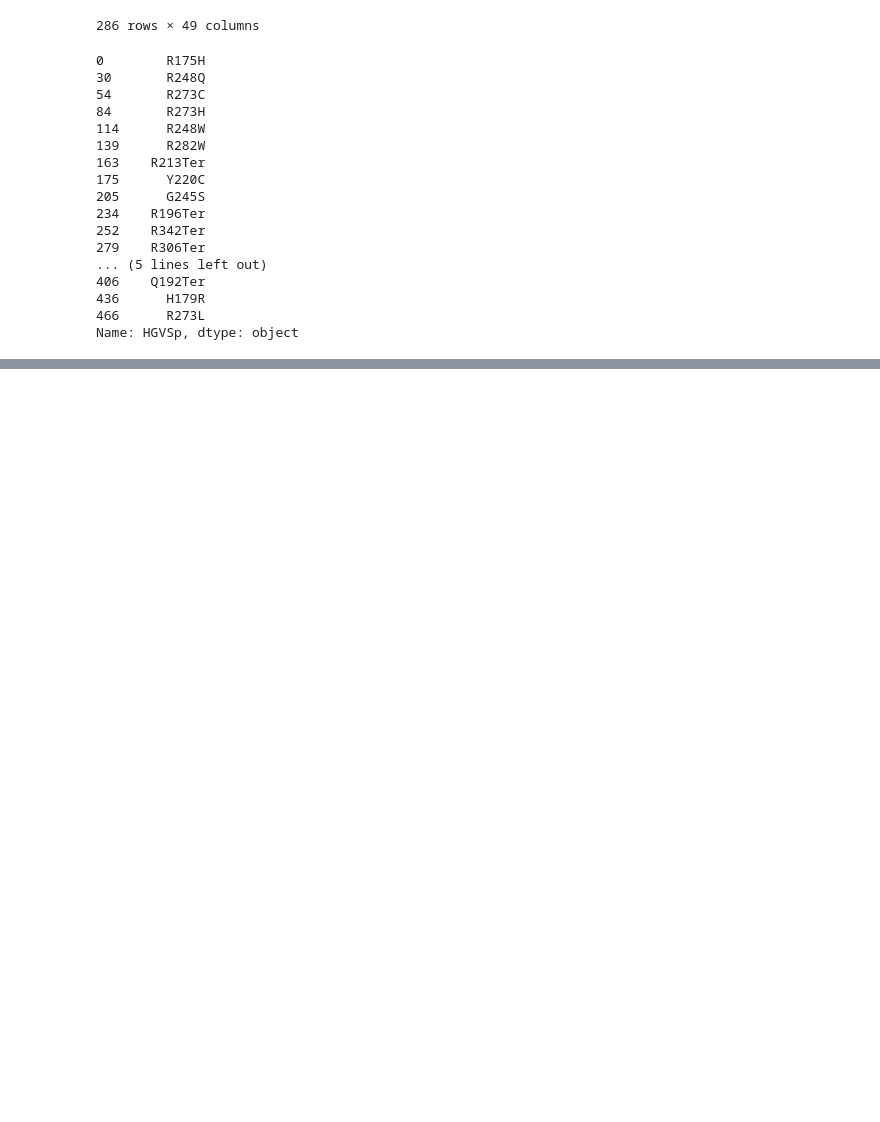
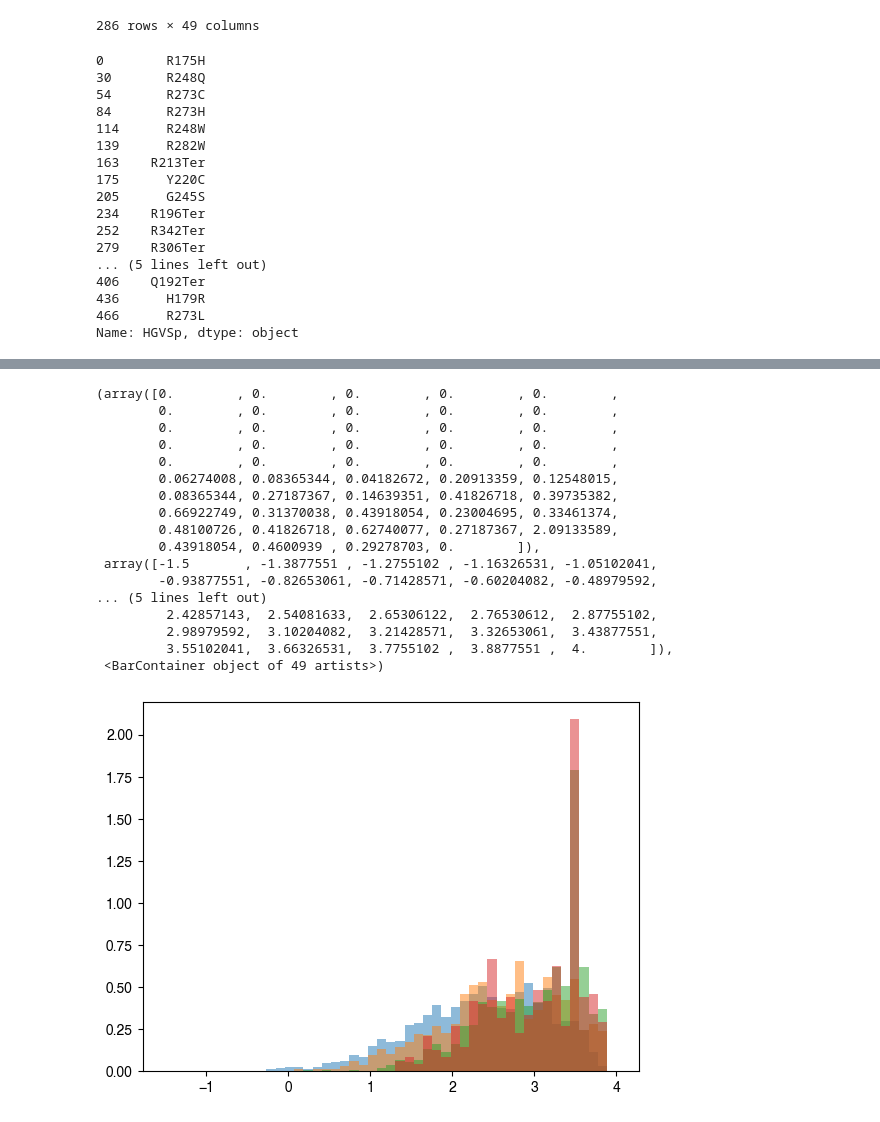
Before and after one commit to samgould2/p53-prime-editing-sensor, a Jupyter notebook: revision_analysis.ipynb, the cells around one changed output, grey strips where cells are left out. Drawn from its saved outputs; the diff is of its cells as text; code cells hidden in the pictures; blank space fills up the shorter version.

```diff
--- a/revision_analysis.ipynb
+++ b/revision_analysis.ipynb
@@ -988,0 +1185,24 @@ Name: HGVSp, dtype: object
+# %%
+plt.hist(p_list[0], bins = np.linspace(-1.5, 4, 50), alpha=.5, density=True)
+plt.hist(p_list[1], bins = np.linspace(-1.5, 4, 50), alpha=.5, density=True)
+plt.hist(p_list[2], bins = np.linspace(-1.5, 4, 50), alpha=.5, density=True)
+plt.hist(p_list[3], bins = np.linspace(-1.5, 4, 50), alpha=.5, density=True)
+# %% [output]
+(array([0.        , 0.        , 0.        , 0.        , 0.        ,
+        0.        , 0.        , 0.        , 0.        , 0.        ,
+        0.        , 0.        , 0.        , 0.        , 0.        ,
+        0.        , 0.        , 0.        , 0.        , 0.        ,
+        0.        , 0.        , 0.        , 0.        , 0.        ,
+        0.06274008, 0.08365344, 0.04182672, 0.20913359, 0.12548015,
+        0.08365344, 0.27187367, 0.14639351, 0.41826718, 0.39735382,
+        0.66922749, 0.31370038, 0.43918054, 0.23004695, 0.33461374,
+        0.48100726, 0.41826718, 0.62740077, 0.27187367, 2.09133589,
+        0.43918054, 0.4600939 , 0.29278703, 0.        ]),
+ array([-1.5       , -1.3877551 , -1.2755102 , -1.16326531, -1.05102041,
+        -0.93877551, -0.82653061, -0.71428571, -0.60204082, -0.48979592,
+... (5 lines left out)
+         2.42857143,  2.54081633,  2.65306122,  2.76530612,  2.87755102,
+         2.98979592,  3.10204082,  3.21428571,  3.32653061,  3.43877551,
+         3.55102041,  3.66326531,  3.7755102 ,  3.8877551 ,  4.        ]),
+ <BarContainer object of 49 artists>)
+[figure, added]
```
Also changed, not shown: parts of 44 cells of this notebook, 15 other files.
